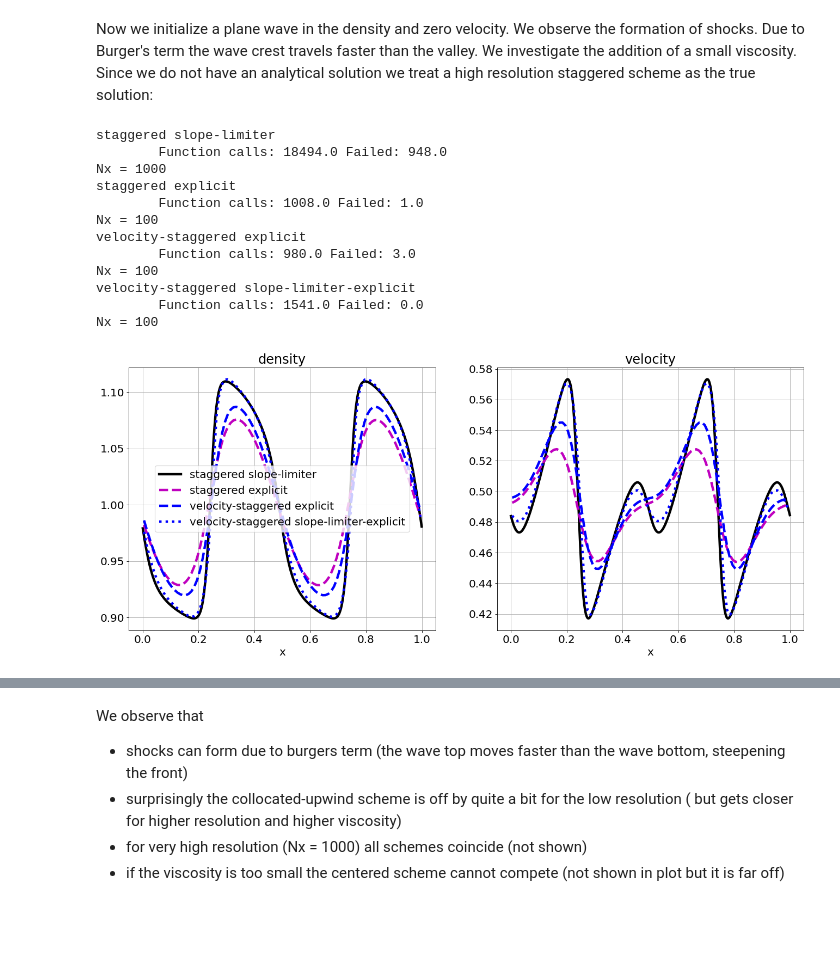
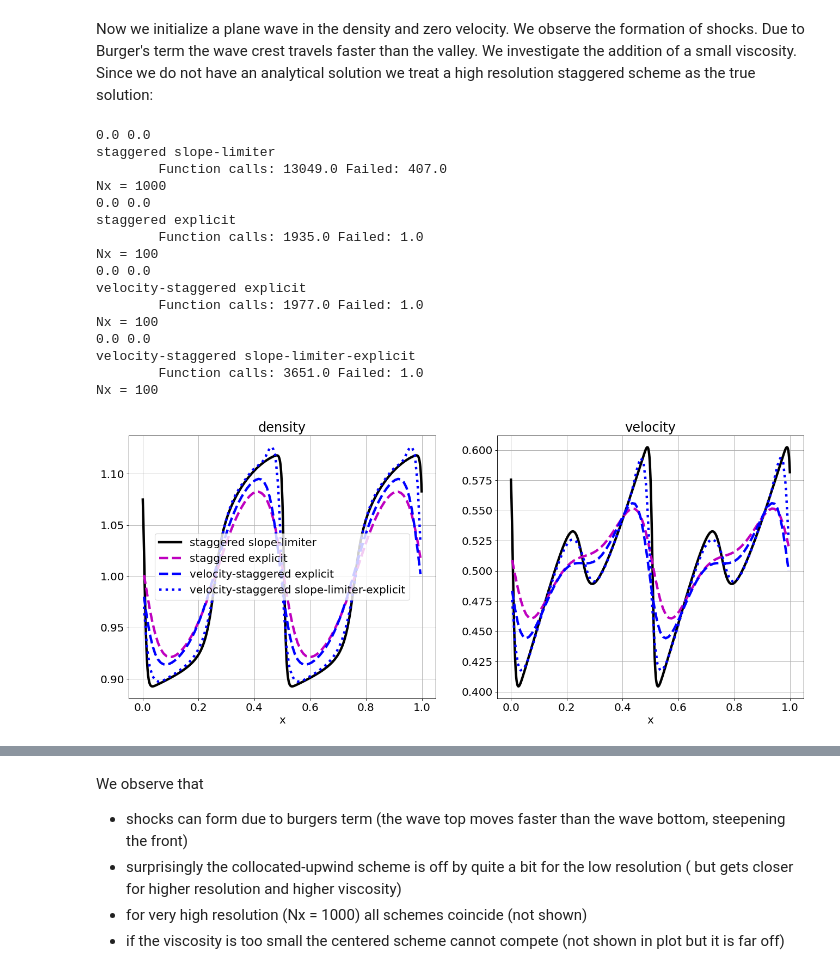
Before and after one commit to mwiesenberger/advection, a Jupyter notebook: navier-stokes.ipynb, the cells around one changed output, grey strips where cells are left out. Drawn from its saved outputs; the diff is of its cells as text; code cells hidden in the pictures; blank space fills up the shorter version.

```diff
--- a/navier-stokes.ipynb
+++ b/navier-stokes.ipynb
@@ -404,8 +409,8 @@ for p in [
         "x_a" : 0.5, # location of jump
         "n_l" : 1,   # density left of jump
         "n_r" : 1,  # density right of jump
-        "u_l" : -0.2,   # density left of jump
-        "u_r" : -1, # density right of jump
+        "u_l" : 0.2,   # density left of jump
+        "u_r" : 1, # density right of jump
     }
     params["physical"]["alpha"] = 0
     params["timestepper"]["type"] = "ARK"
@@ -608,44 +627,48 @@ for p in [
         "n_0" : 1.0,
         "u_0" : 0.5,
         "A" : 0.2,
-        "B" : -0.1,
+        "B" : 0.1,
         "k" : 4*np.pi,
     }
     params["bc"] = {"density" : "PER", "velocity" : "PER"}
-    params["physical"]["nu_n"] = 1e-3
+    params["physical"]["nu_n"] = 0e-3
     params["physical"]["nu_u"] = 1e-3
     params["output"]["tend"] = 1.5
     params["timestepper"]["type"] = "ARK"
     params["timestepper"]["tableau"]  = "ARK-4-2-3"
     if( p["type"] == "upwind" or p["type"] == "upwind2"
        or p["type"] == "centered" or p["type"] == "staggered-direct"
        or p["type"] == "log-staggered"):
         params["timestepper"]["type"] = "ERK"
         params["timestepper"]["tableau"]  = "Bogacki-Shampine-4-2-3"
     elif( p["variant"] == "explicit" or p["variant"] == "slope-limiter-explicit") :
         params["timestepper"]["type"] = "ERK"
         params["timestepper"]["tableau"]  = "Bogacki-Shampine-4-2-3"
     params["physical"] ["alpha"] = 1
     params["physical"] ["gamma"] = 1
 #     params["timestepper"]["type"] = "ERK"
 #     params["timestepper"]["tableau"]  = "Euler"
     params["advection"] = p
     p_list.append(params)
 plot_navier_stokes(p_list, plot="fields", save_fig = True, figure_name = "wave-velocity")
 # %% [output]
+0.0 0.0
 staggered slope-limiter
-        Function calls: 18494.0 Failed: 948.0
+        Function calls: 13049.0 Failed: 407.0
 Nx = 1000
+0.0 0.0
 staggered explicit
-        Function calls: 1008.0 Failed: 1.0
+        Function calls: 1935.0 Failed: 1.0
 Nx = 100
+0.0 0.0
 velocity-staggered explicit
-        Function calls: 980.0 Failed: 3.0
+        Function calls: 1977.0 Failed: 1.0
 Nx = 100
+0.0 0.0
 velocity-staggered slope-limiter-explicit
-        Function calls: 1541.0 Failed: 0.0
+        Function calls: 3651.0 Failed: 1.0
 Nx = 100
-[figure, old version]
+[figure, new version]
 # %%
 p_list = []
 for p in [
```
Also changed, not shown: parts of 9 cells of this notebook, 6 other files.
